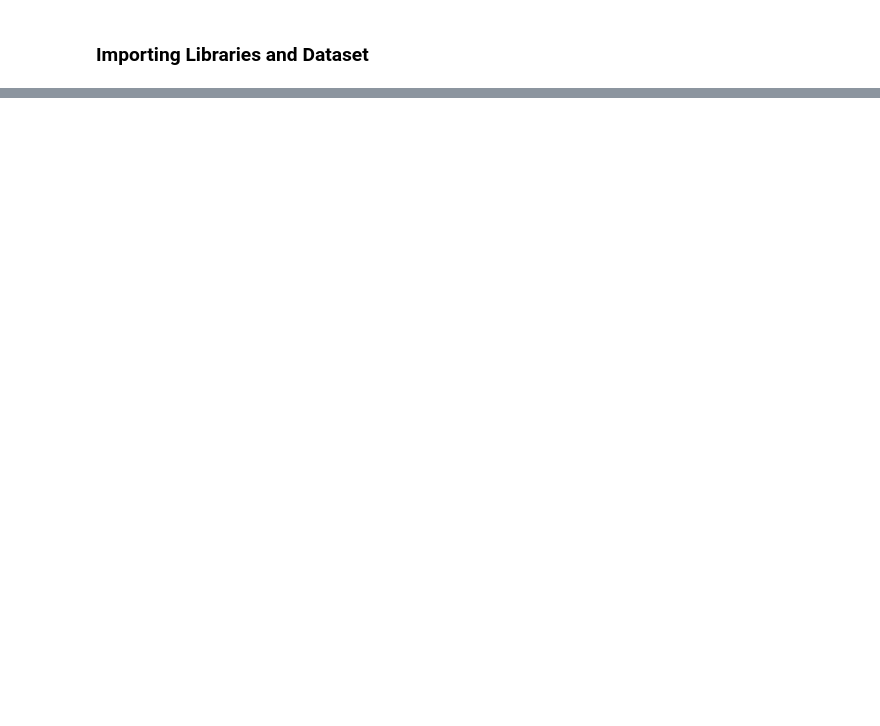
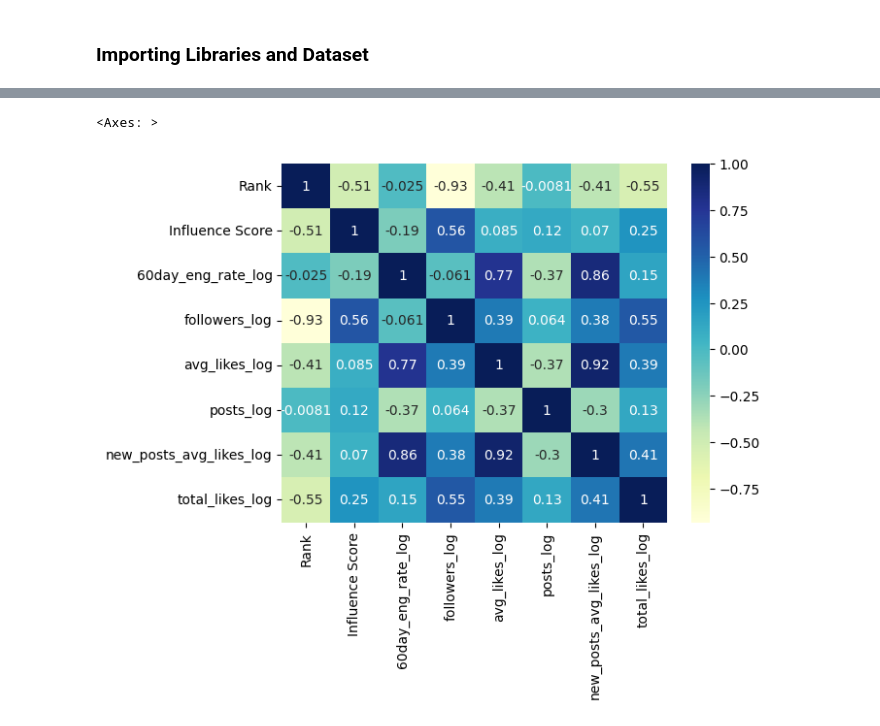
Before and after one commit to AasthaMuk/Module-21_DS-Projects, a Jupyter notebook: Project3-Instagram Influencers/eda_preprocess.ipynb, the cells around one changed output, grey strips where cells are left out. Saved outputs shown, nothing was run; the diff lists cells and outputs as text; code cells hidden in the pictures; blank space fills up the shorter version.

```diff
--- a/Project3-Instagram Influencers/eda_preprocess.ipynb
+++ b/Project3-Instagram Influencers/eda_preprocess.ipynb
@@ -128,0 +326,2 @@ df['text']
+# %%
+df4 = df3.copy()
@@ -128,0 +409,3 @@ df['text']
+# %%
+df4.fillna(df4['60day_eng_rate_log'].mean(),inplace=True)
+df4
@@ -128,0 +442,2 @@ df['text']
+# %%
+df5 = df4.copy()
@@ -128,0 +446,4 @@ df['text']
+# %%
+columns = ['Rank','Influence Score','60day_eng_rate_log','followers_log','avg_likes_log','posts_log','new_posts_avg_likes_log','total_likes_log']
+correlation_matrix = df5[columns].corr()
+correlation_matrix
@@ -128,0 +498,5 @@ df['text']
+# %%
+sns.heatmap(correlation_matrix, cmap="YlGnBu",annot=True)
+# %% [output]
+<Axes: >
+[figure, added]
```
Also changed, not shown: parts of 109 cells of this notebook.
